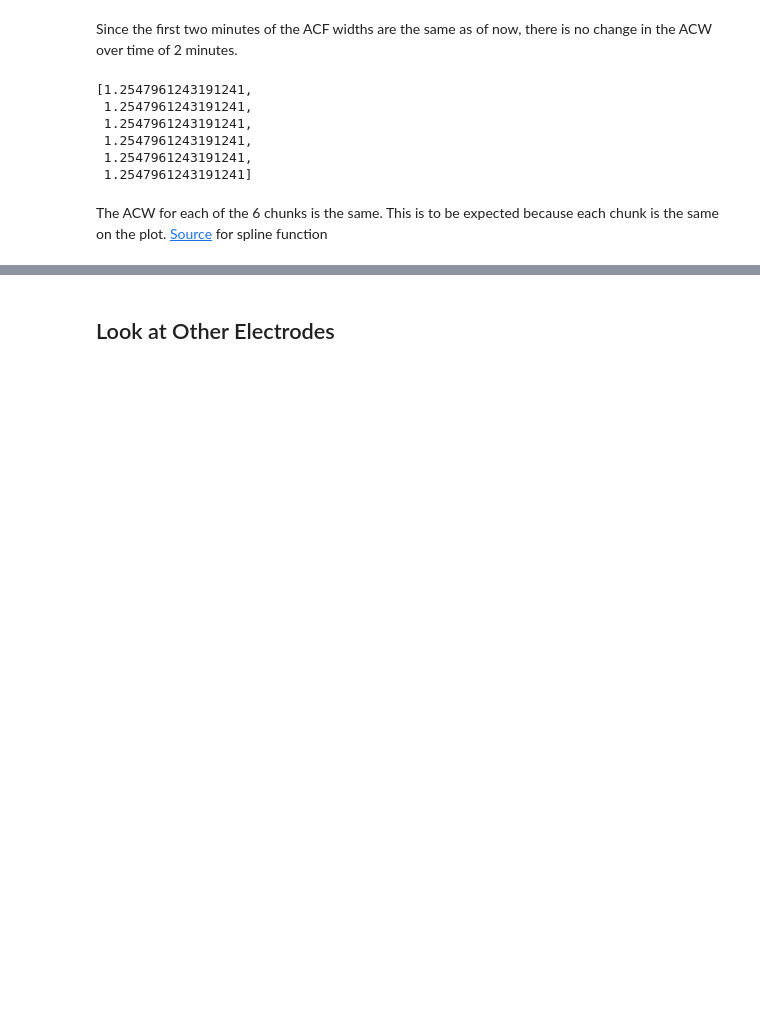
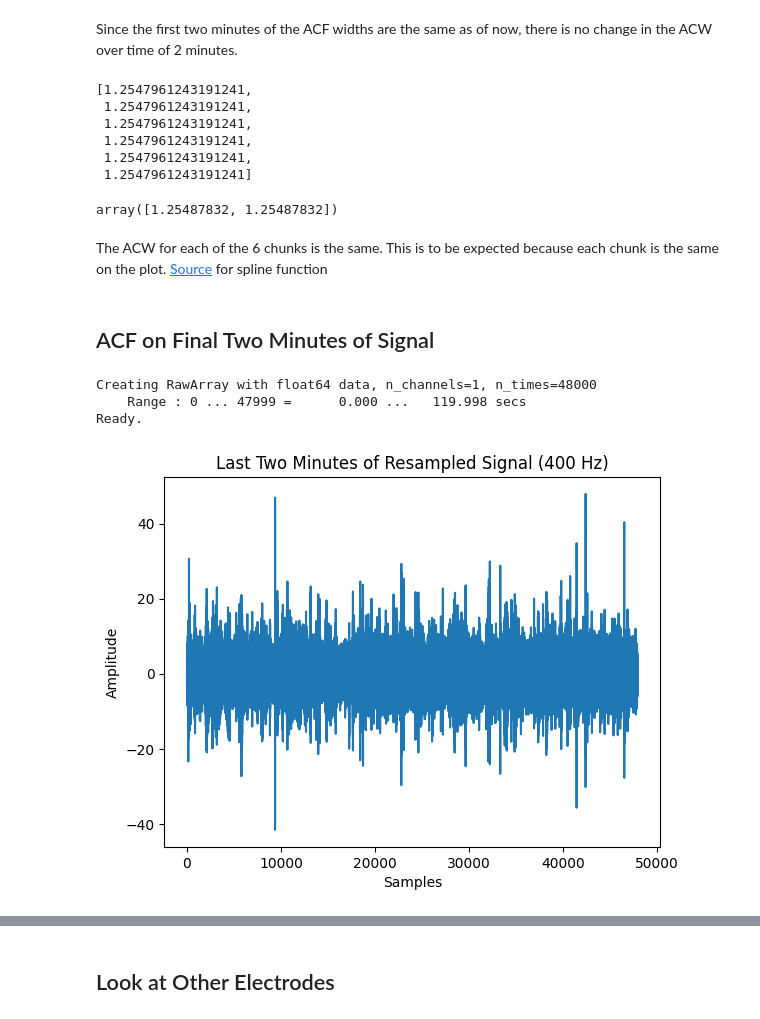
Before and after one commit to tevaughnshaw/autocorrelation, a Jupyter notebook: ECOG_Signal_Test.ipynb, the cells around one changed output, grey strips where cells are left out. Drawn from its saved outputs; the diff is of its cells as text; code cells hidden in the pictures; blank space fills up the shorter version.

```diff
--- a/ECOG_Signal_Test.ipynb
+++ b/ECOG_Signal_Test.ipynb
@@ -429,3 +506,29 @@ ACWs # convert to array later to plot other chunks over time [once it changes co
+# %%
+ACWs.mean(axis=-1)
+# %% [output]
+array([1.25487832, 1.25487832])
 # %% [markdown]
  The ACW for each of the 6 chunks is the same. This is to be expected because each chunk is the same on the plot.
  [Source](https://stackoverflow.com/questions/10582795/finding-the-full-width-half-maximum-of-a-peak) for spline function
+# %% [markdown]
+## ACF on Final Two Minutes of Signal
+# %%
+# slice last 2 mins from signal, plot
+start_sample = 672001
+end_sample = 720001
+data, times = ecog_filtered[:, start_sample:end_sample]
+
+# create a new Raw object with samples
+info = ecog_filtered.info.copy()
+end_raw = mne.io.RawArray(data, info)
+
+plt.plot(end_raw.get_data().ravel())
+plt.title('Last Two Minutes of Resampled Signal (400 Hz)')
+plt.xlabel('Samples')
+plt.ylabel('Amplitude')
+plt.show()
+# %% [output]
+Creating RawArray with float64 data, n_channels=1, n_times=48000
+    Range : 0 ... 47999 =      0.000 ...   119.998 secs
+Ready.
+[figure, added]
```
Also changed, not shown: parts of 53 cells of this notebook.
